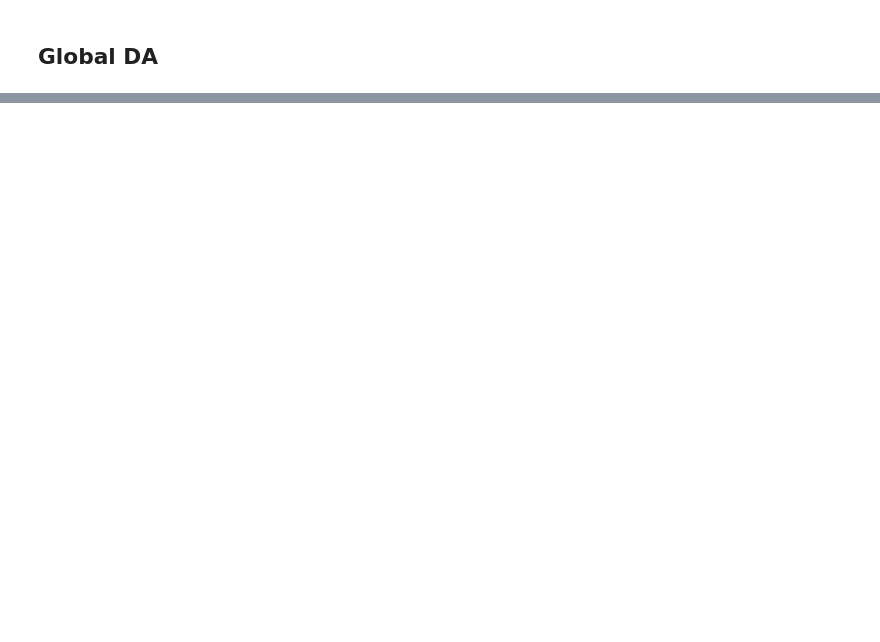
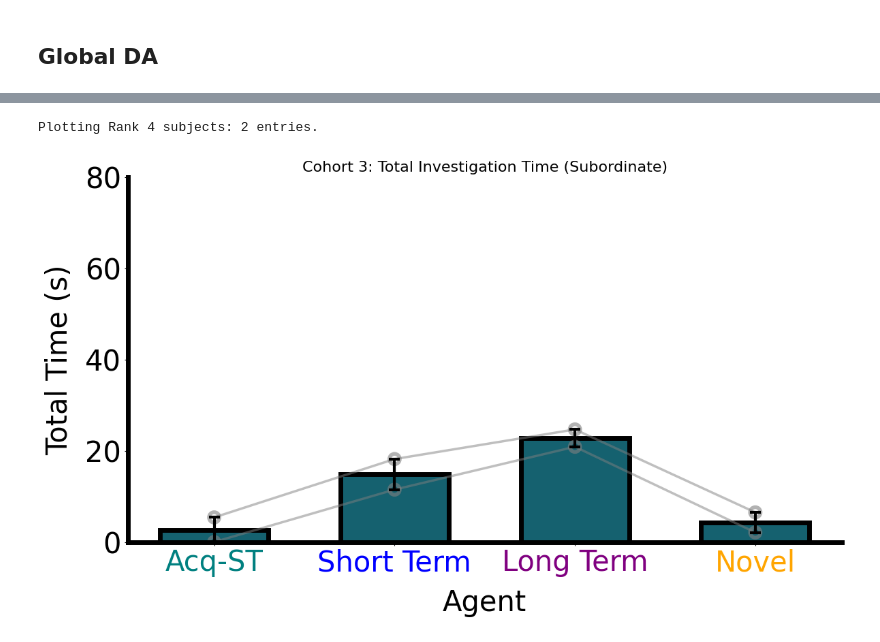
Before and after one commit to padillacoreanolab/Fiber_Photometry, a Jupyter notebook: Home_Cage/hc_analysis.ipynb, the cells around one changed output, grey strips where cells are left out. Cells and saved outputs as stored; diff of their text form; code cells hidden in the pictures; blank space fills up the shorter version.

```diff
--- a/Home_Cage/hc_analysis.ipynb
+++ b/Home_Cage/hc_analysis.ipynb
@@ -671,0 +753,3 @@ plot_da_metrics_combined_oneplot_integrated(experiment,
+# %%
+agent_df = generate_investigation_per_agent_df(experiment, rank_csv_path=rank_csv_path)
+agent_df
@@ -671,0 +923,17 @@ plot_da_metrics_combined_oneplot_integrated(experiment,
+# %%
+
+plot_y_across_bouts_gray(
+    df=agent_df,
+    title="Cohort 3: Total Investigation Time (Subordinate)",
+    ylabel="Total Time (s)",
+    metric='Total',  # OR 'Avg'
+    rank_filter=4,  # Optional: plot only rank 1 mice
+    custom_xtick_labels=["Acq-ST", "Short Term", "Long Term", "Novel"],
+    custom_xtick_colors=["teal", "blue", "purple", "orange"],
+    ylim=(0, 80),
+    yticks_increment=20,
+    bar_color=brain_region
+)
+# %% [output]
+Plotting Rank 4 subjects: 2 entries.
+[figure, added]
```
Also changed, not shown: parts of 17 cells of this notebook, 4 other files.
